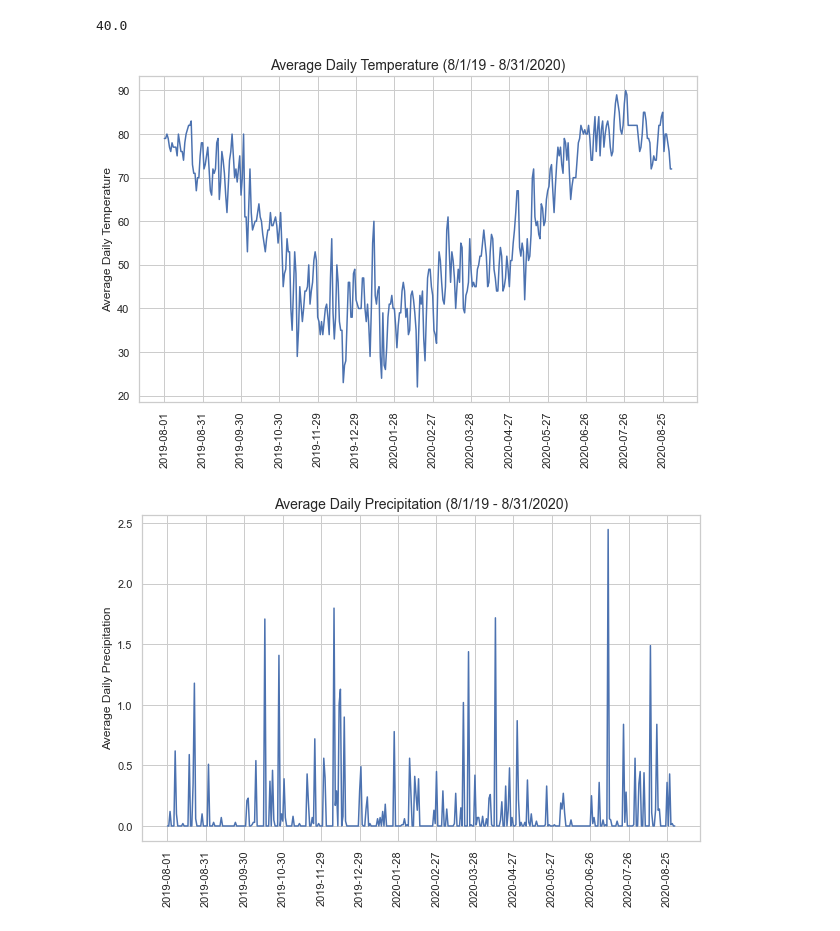
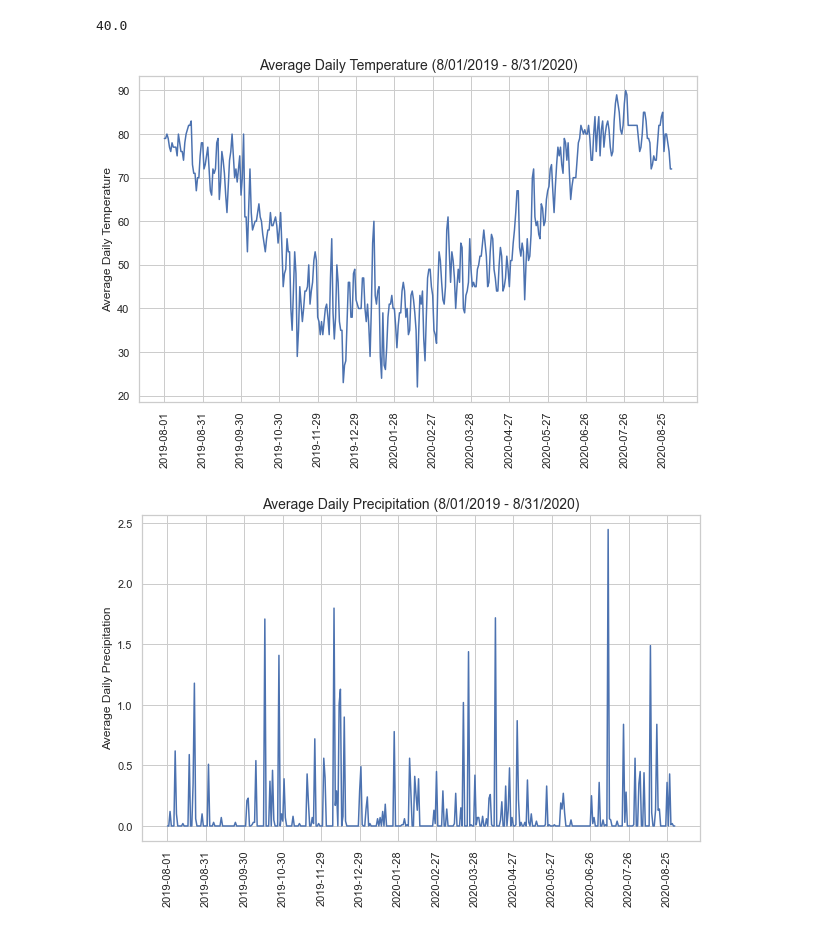
Before and after one commit to Jamilmirabito/mod_2_citi_bike_model, a Jupyter notebook: citi_bike_eda_jm.ipynb, the cells around one changed output. Cells and saved outputs as stored; diff of their text form; code cells hidden in the pictures.

```diff
--- a/citi_bike_eda_jm.ipynb
+++ b/citi_bike_eda_jm.ipynb
@@ -281,17 +243,17 @@ df.TAVG.fillna(method='bfill', inplace=True)
 # %%
 # Temperature over time
 y = df.groupby(['date']).TAVG.median()
 x = y.index
 
 fig, ax = plt.subplots(figsize=(10,6))
 plt.plot(x,y)
-ax.set_title('Average Daily Temperature (8/1/19 - 8/31/2020)', fontsize = 14)
+ax.set_title('Average Daily Temperature (8/01/2019 - 8/31/2020)', fontsize = 14)
 ax.set_ylabel('Average Daily Temperature')
 plt.xticks(np.arange(0,400,30), rotation=90)
 
 plt.show()
 # %% [output]
-[figure, old version]
+[figure, new version]
 # %%
 # Precipitation over time
 y = df.groupby(['date']).PRCP.median()
@@ -299,12 +261,12 @@ x = y.index
 
 fig, ax = plt.subplots(figsize=(10,6))
 plt.plot(x,y)
-ax.set_title('Average Daily Precipitation (8/1/19 - 8/31/2020)', fontsize = 14)
+ax.set_title('Average Daily Precipitation (8/01/2019 - 8/31/2020)', fontsize = 14)
 ax.set_ylabel('Average Daily Precipitation')
 plt.xticks(np.arange(0,400,30), rotation=90)
 
 plt.show()
 # %% [output]
-[figure, old version]
+[figure, new version]
 # %%
 df.to_csv('citi_bike_nj_clean.csv')
```
Also changed, not shown: parts of 23 cells of this notebook, 1 other file.
